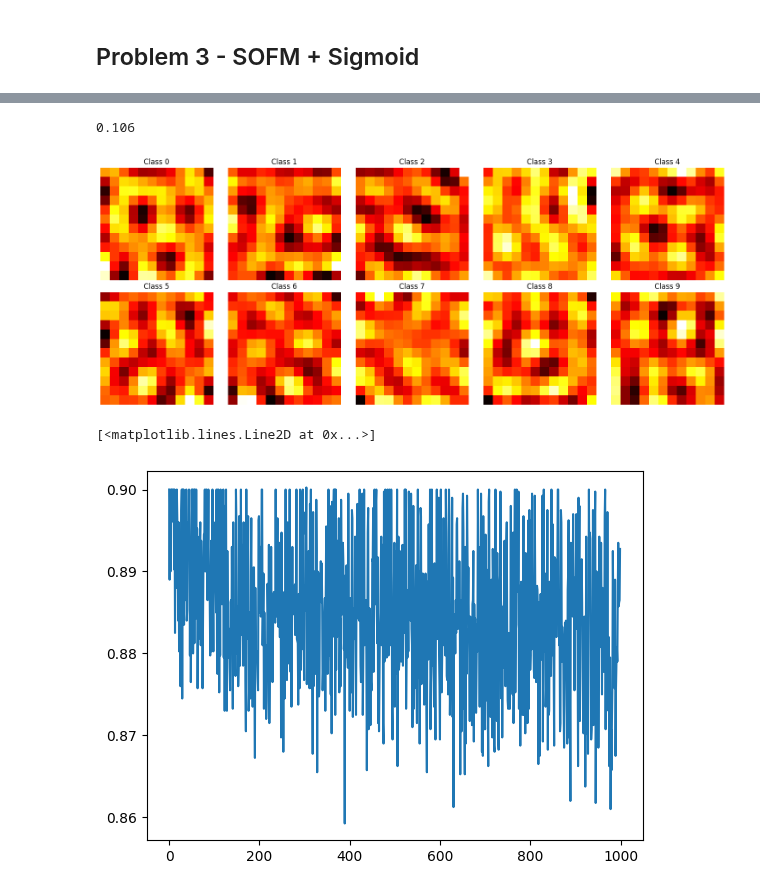
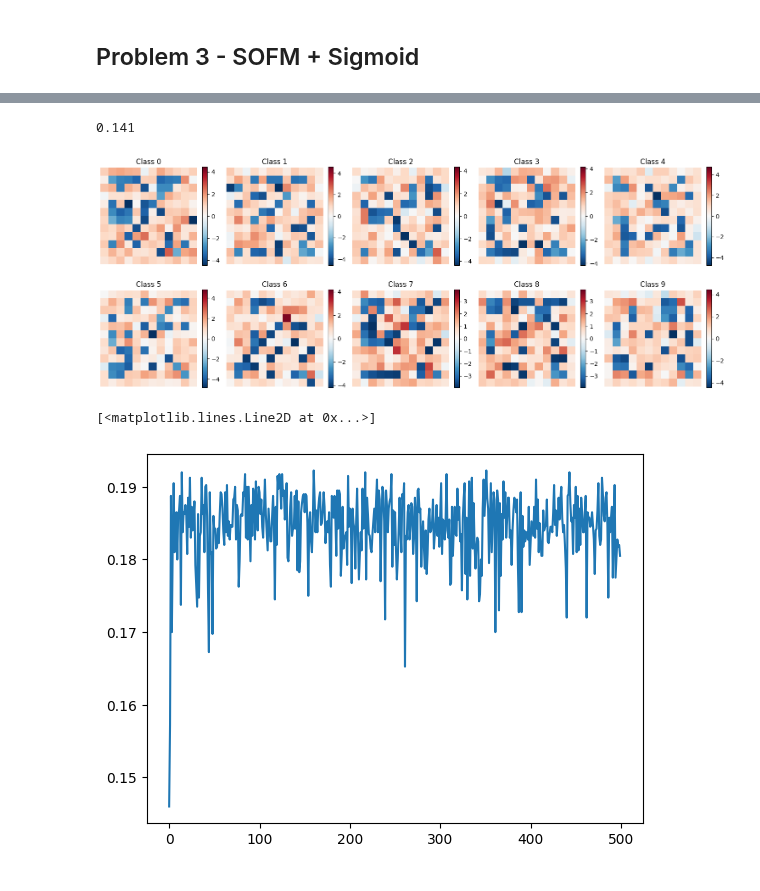
Before and after one commit to Rai1975/Intelligent_Systems, a Jupyter notebook: HW5/sofm.ipynb, the cells around one changed output, grey strips where cells are left out. Cells and saved outputs as stored; diff of their text form; code cells hidden in the pictures.

Commit message:
Holy stable sofm for once. finna capitalize

```diff
--- a/HW5/sofm.ipynb
+++ b/HW5/sofm.ipynb
@@ -249,7 +259,7 @@ class SOFM:
 # %% [markdown]
 ### Training and Testing Performance
 # %%
-som = SOFM(epochs=100, sigma0=6, alpha0=0.1)
+som = SOFM(epochs=20, input_dim=784, sigma0=5, alpha0=0.1)
 
-som.train(X_train)
+sofm = som.train(X_train)
 # %% [output]
@@ -463,15 +533,4 @@ class OutputLayer:
         return class_bmus
 # %%
 # After training your SOFM
-output_layer = OutputLayer(som, lr=0.5, momentum=0.0, use_gaussian=False)
-
-# Run diagnostics
-output_layer.diagnose_sofm(X_train[:1000], Y_train[:1000])
-
-# Train with verbose output
-train_acc, test_acc = output_layer.train_classifier(
-    X_train, Y_train,
-    X_test, Y_test,
-    epochs=50,
-    verbose=True
-)
+output_layer = OutputLayer(som, lr=0.1, momentum=0.0, use_gaussian=False)
@@ -496,0 +571,7 @@ KeyboardInterrupt:
+# %%
+# Train with verbose output
+train_acc, test_acc = output_layer.train_classifier(
+    X_train, Y_train,
+    X_test, Y_test,
+    epochs=500,
+)
@@ -497,13 +595,13 @@ KeyboardInterrupt:
 # %%
-outputLayer.evaluate(X_test, Y_test)
+output_layer.evaluate(X_test, Y_test)
 # %% [output]
-0.106
+0.141
 # %%
-outputLayer.plot_output_weight_maps()
+output_layer.plot_output_weight_maps()
 # %% [output]
-[figure, old version]
+[figure, new version]
 # %%
-plt.plot(list(range(0, 1000)), train_err_hist)
+plt.plot(list(range(0, 500)), train_acc)
 # %% [output]
 [<matplotlib.lines.Line2D at 0x...>]
-[figure, old version]
+[figure, new version]
```
Also changed, not shown: parts of 17 cells of this notebook.
